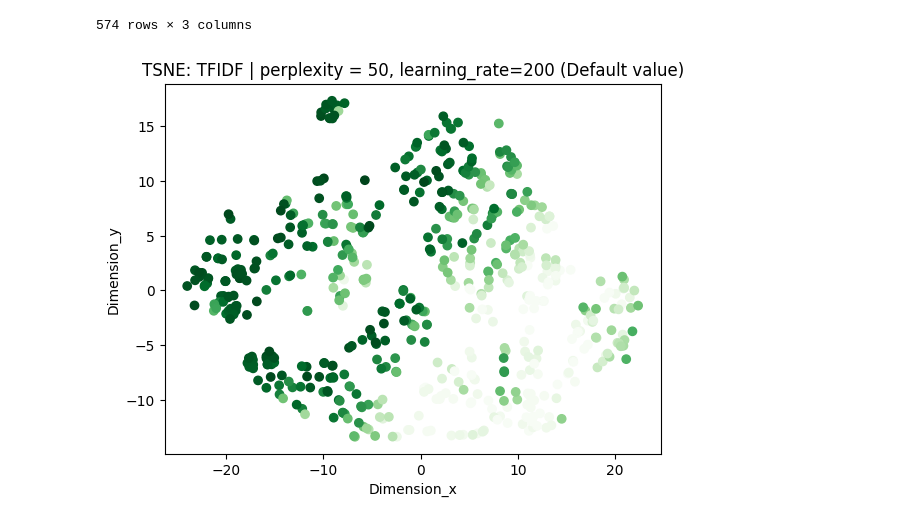
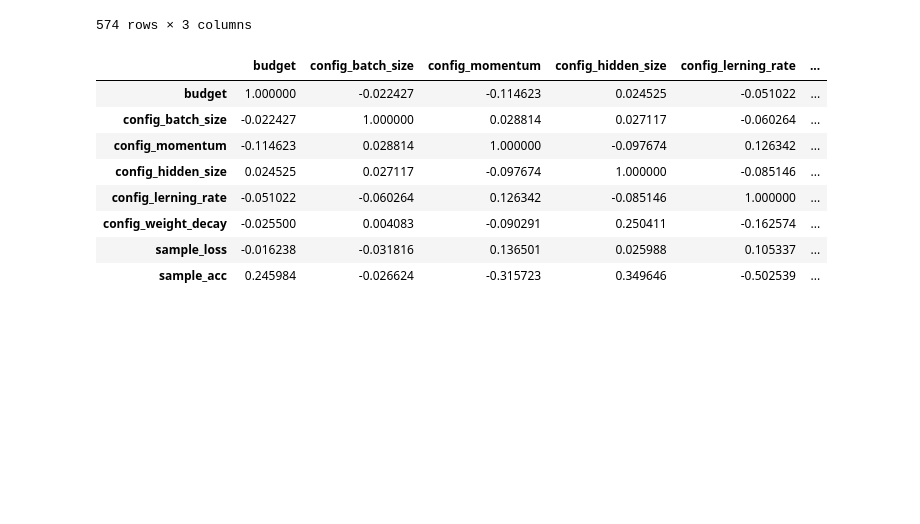
Before and after one commit to sth49/infovis_final, a Jupyter notebook: tsne.ipynb, the cells around one changed output. Saved outputs shown, nothing was run; the diff lists cells and outputs as text; code cells hidden in the pictures; blank space fills up the shorter version.

```diff
--- a/tsne.ipynb
+++ b/tsne.ipynb
@@ -201,5 +201,9 @@ for_tsne_df
 | 573 | -8.865620 | 16.004736 | 0.9062 |
 574 rows × 3 columns
 # %%
+df = df.drop(labels="config_scheduler_p", axis=1)
+# df = df.drop(labels="y", axis=1)
+# df = df.drop(labels="round", axis=1)
+# df = df.drop(labels="bracket", axis=1)
+# df = df.drop(labels="trial", axis=1)
+corrlation= df.corr()
-# %% [output]
-[figure, removed]
@@ -205,0 +212,12 @@ for_tsne_df
+# %%
+corrlation
+# %% [output]
+|  | budget | config_batch_size | config_momentum | config_hidden_size | config_lerning_rate | ... |
+| budget | 1.000000 | -0.022427 | -0.114623 | 0.024525 | -0.051022 | ... |
+| config_batch_size | -0.022427 | 1.000000 | 0.028814 | 0.027117 | -0.060264 | ... |
+| config_momentum | -0.114623 | 0.028814 | 1.000000 | -0.097674 | 0.126342 | ... |
+| config_hidden_size | 0.024525 | 0.027117 | -0.097674 | 1.000000 | -0.085146 | ... |
+| config_lerning_rate | -0.051022 | -0.060264 | 0.126342 | -0.085146 | 1.000000 | ... |
+| config_weight_decay | -0.025500 | 0.004083 | -0.090291 | 0.250411 | -0.162574 | ... |
+| sample_loss | -0.016238 | -0.031816 | 0.136501 | 0.025988 | 0.105337 | ... |
+| sample_acc | 0.245984 | -0.026624 | -0.315723 | 0.349646 | -0.502539 | ... |
```
Also changed, not shown: parts of 10 cells of this notebook, 9 other files.
